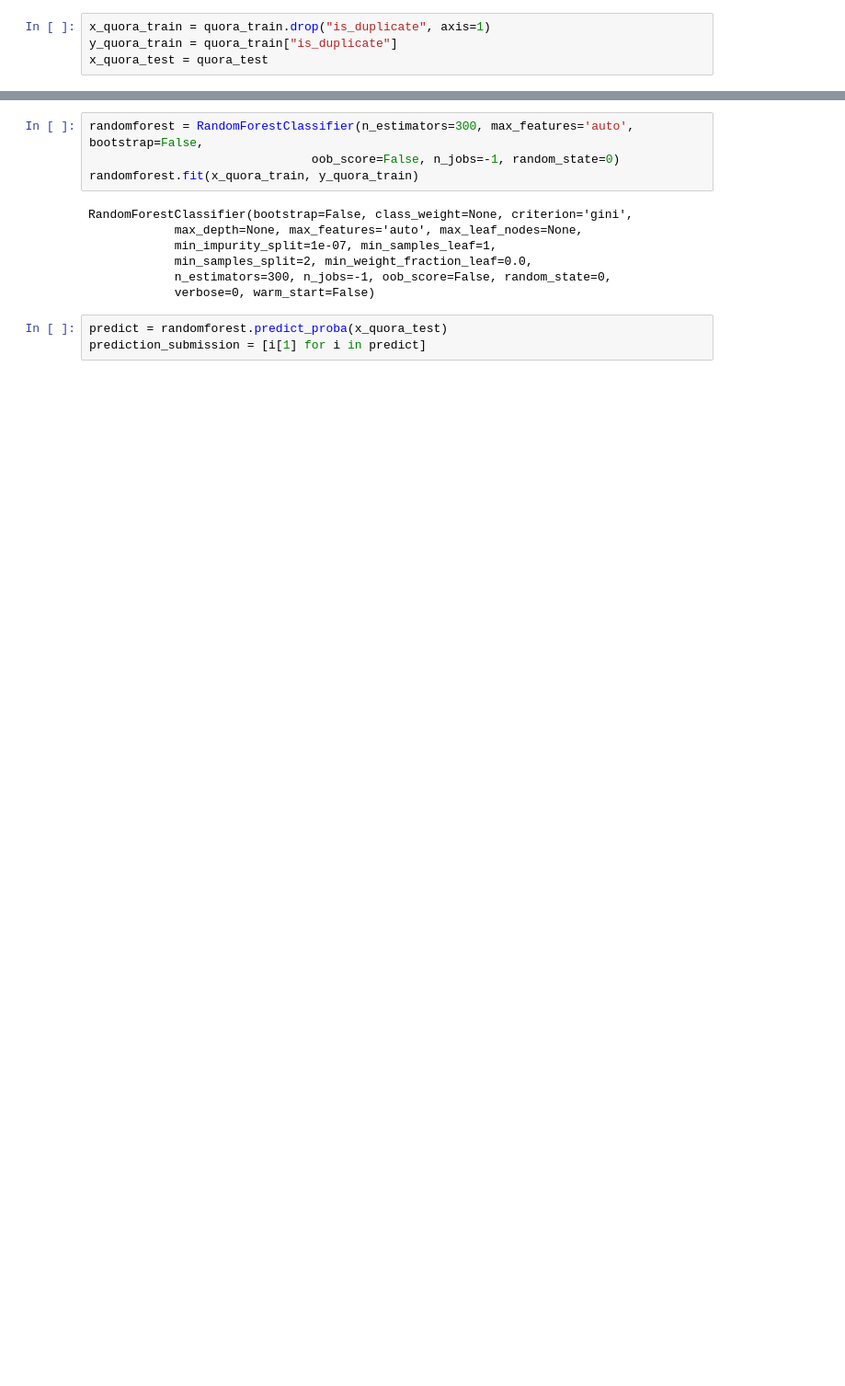
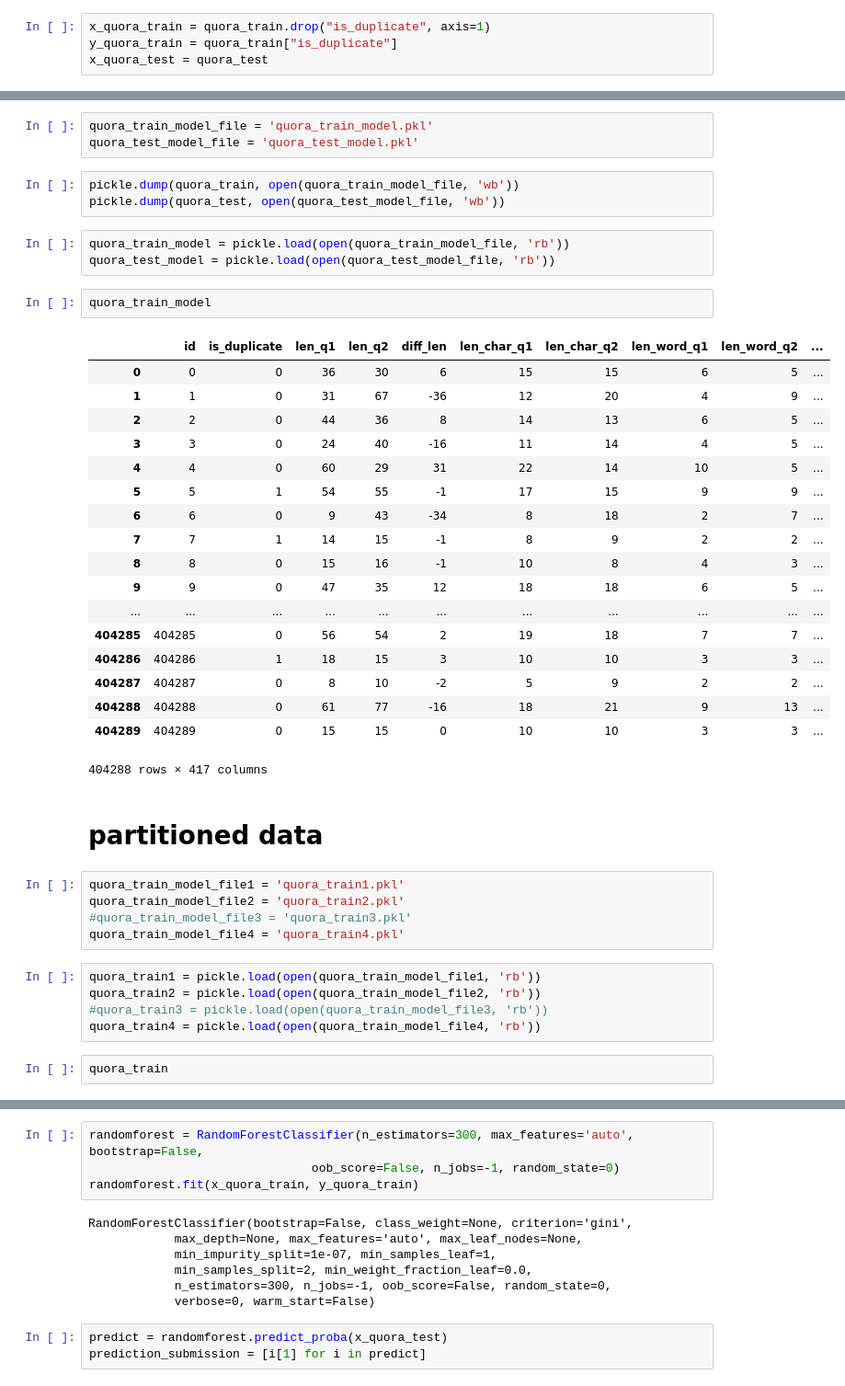
Before and after one commit to Marcelobbr/Kaggle_Quora, a Jupyter notebook: kaggle_quora.ipynb, the cells around one changed output, grey strips where cells are left out. Shown: that part at 92% size. Cells and saved outputs as stored; diff of their text form; blank space fills up the shorter version.

```diff
--- a/kaggle_quora.ipynb
+++ b/kaggle_quora.ipynb
@@ -455,0 +919,44 @@ x_quora_test = quora_test
+# %%
+quora_train_model_file = 'quora_train_model.pkl'
+quora_test_model_file = 'quora_test_model.pkl'
+# %%
+pickle.dump(quora_train, open(quora_train_model_file, 'wb'))
+pickle.dump(quora_test, open(quora_test_model_file, 'wb'))
+# %%
+quora_train_model = pickle.load(open(quora_train_model_file, 'rb'))
+quora_test_model = pickle.load(open(quora_test_model_file, 'rb'))
+# %%
+quora_train_model
+# %% [output]
+|  | id | is_duplicate | len_q1 | len_q2 | diff_len | len_char_q1 | len_char_q2 | len_word_q1 | len_word_q2 | ... |
+| 0 | 0 | 0 | 36 | 30 | 6 | 15 | 15 | 6 | 5 | ... |
+| 1 | 1 | 0 | 31 | 67 | -36 | 12 | 20 | 4 | 9 | ... |
+| 2 | 2 | 0 | 44 | 36 | 8 | 14 | 13 | 6 | 5 | ... |
+| 3 | 3 | 0 | 24 | 40 | -16 | 11 | 14 | 4 | 5 | ... |
+| 4 | 4 | 0 | 60 | 29 | 31 | 22 | 14 | 10 | 5 | ... |
+| 5 | 5 | 1 | 54 | 55 | -1 | 17 | 15 | 9 | 9 | ... |
+| 6 | 6 | 0 | 9 | 43 | -34 | 8 | 18 | 2 | 7 | ... |
+| 7 | 7 | 1 | 14 | 15 | -1 | 8 | 9 | 2 | 2 | ... |
+| 8 | 8 | 0 | 15 | 16 | -1 | 10 | 8 | 4 | 3 | ... |
+| 9 | 9 | 0 | 47 | 35 | 12 | 18 | 18 | 6 | 5 | ... |
+| ... | ... | ... | ... | ... | ... | ... | ... | ... | ... | ... |
+| 404285 | 404285 | 0 | 56 | 54 | 2 | 19 | 18 | 7 | 7 | ... |
+| 404286 | 404286 | 1 | 18 | 15 | 3 | 10 | 10 | 3 | 3 | ... |
+| 404287 | 404287 | 0 | 8 | 10 | -2 | 5 | 9 | 2 | 2 | ... |
+| 404288 | 404288 | 0 | 61 | 77 | -16 | 18 | 21 | 9 | 13 | ... |
+| 404289 | 404289 | 0 | 15 | 15 | 0 | 10 | 10 | 3 | 3 | ... |
+404288 rows × 417 columns
+# %% [markdown]
+# partitioned data
+# %%
+quora_train_model_file1 = 'quora_train1.pkl'
+quora_train_model_file2 = 'quora_train2.pkl'
+#quora_train_model_file3 = 'quora_train3.pkl'
+quora_train_model_file4 = 'quora_train4.pkl'
+# %%
+quora_train1 = pickle.load(open(quora_train_model_file1, 'rb'))
+quora_train2 = pickle.load(open(quora_train_model_file2, 'rb'))
+#quora_train3 = pickle.load(open(quora_train_model_file3, 'rb'))
+quora_train4 = pickle.load(open(quora_train_model_file4, 'rb'))
+# %%
+quora_train
```
Also changed, not shown: parts of 112 cells of this notebook.
